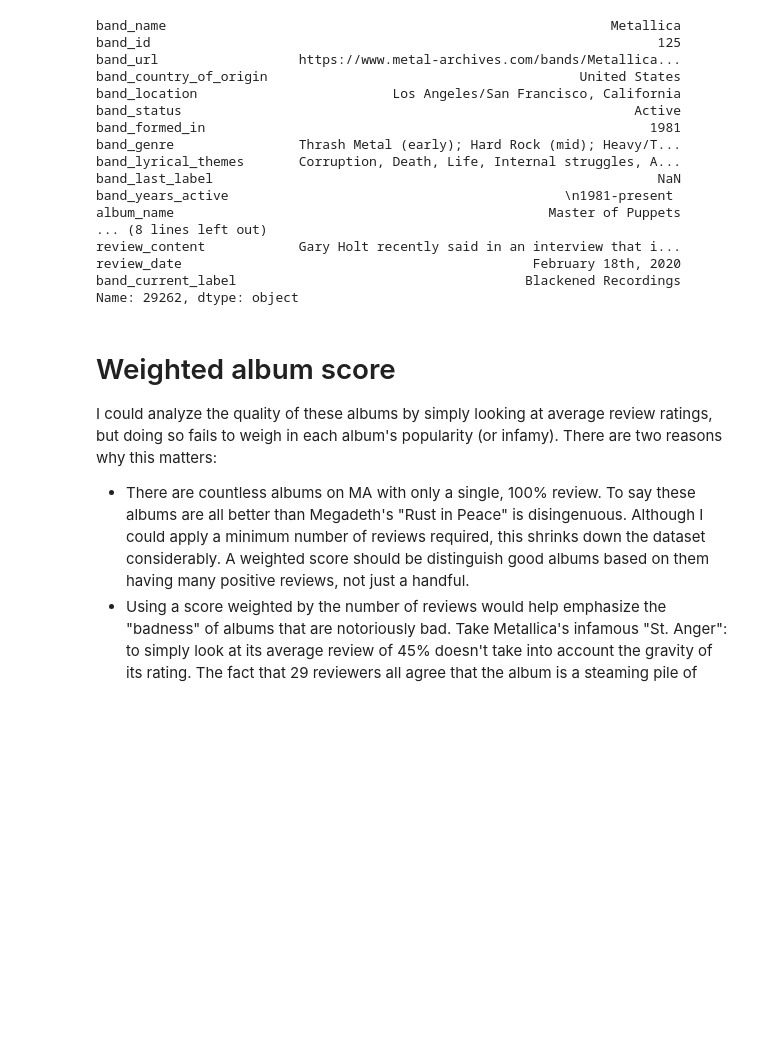
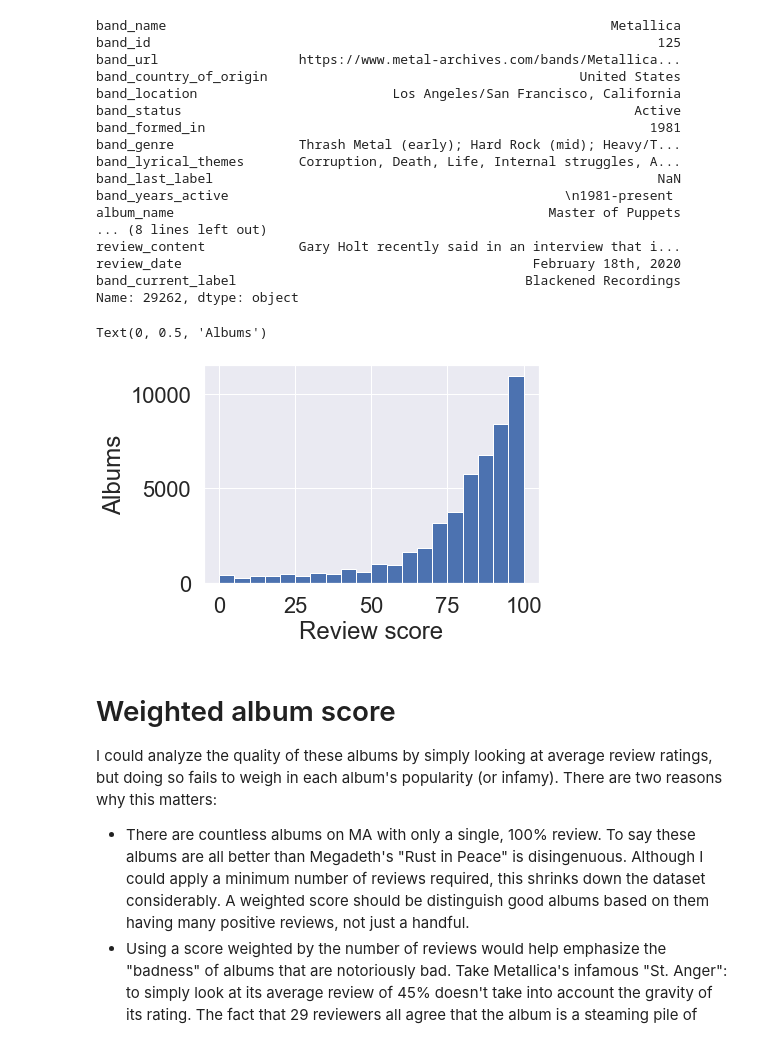
Before and after one commit to pdqnguyen/metallyrics, a Jupyter notebook: reviews1.ipynb, the cells around one changed output. Saved outputs shown, nothing was run; the diff lists cells and outputs as text; code cells hidden in the pictures; blank space fills up the shorter version.

Commit message:
update reviews notebooks

```diff
--- a/reviews1.ipynb
+++ b/reviews1.ipynb
@@ -67,6 +67,14 @@ review_content            Gary Holt recently said in an interview that i...
 review_date                                             February 18th, 2020
 band_current_label                                     Blackened Recordings
 Name: 29262, dtype: object
+# %%
+df.review_title.str.extract('(\d+)\%$').astype(int).hist(bins=20)
+plt.title("")
+plt.xlabel("Review score")
+plt.ylabel("Albums")
+# %% [output]
+Text(0, 0.5, 'Albums')
+[figure, added]
 # %% [markdown]
 # Weighted album score
 
```
Also changed, not shown: parts of 2 cells of this notebook, 1 other file.
